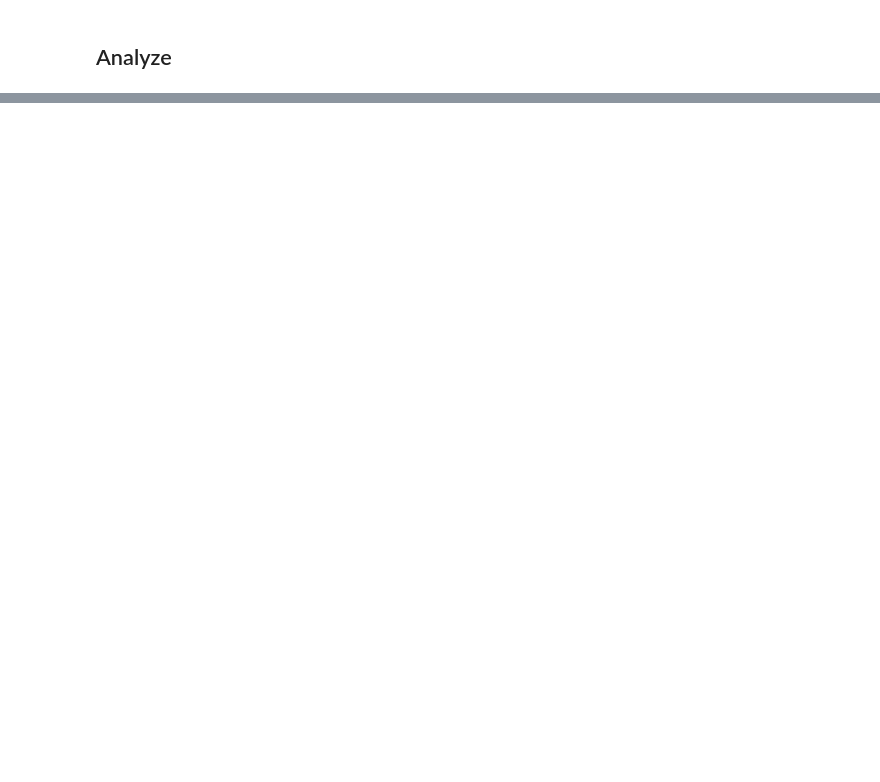
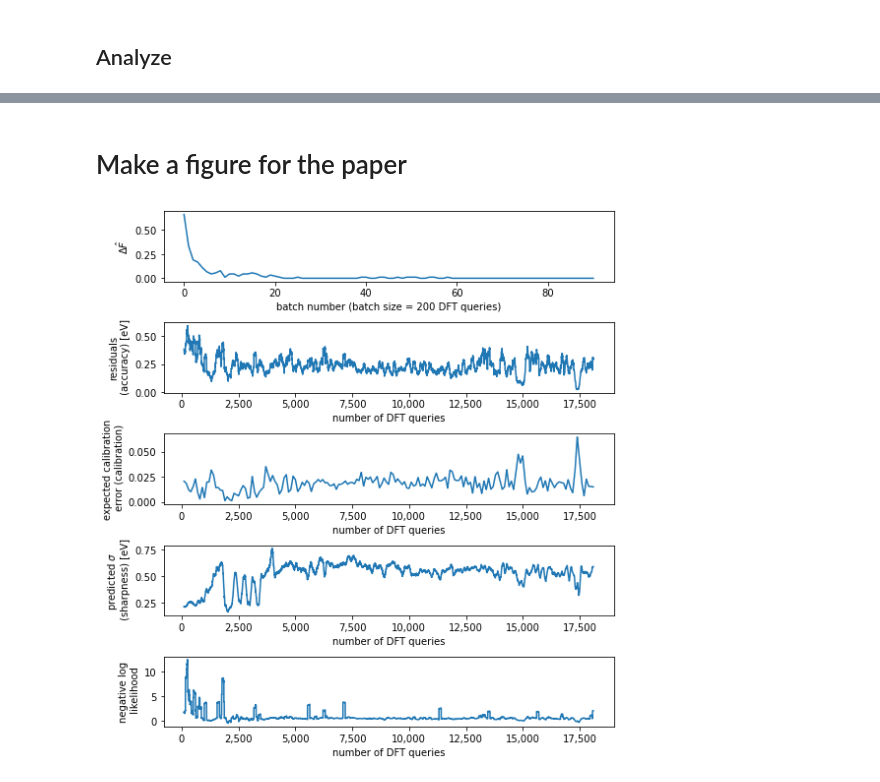
Before and after one commit to ulissigroup/catalyst-acquisitions, a Jupyter notebook: notebooks/MMS/CFGP/MMS.ipynb, the cells around one changed output, grey strips where cells are left out. Saved outputs shown, nothing was run; the diff lists cells and outputs as text; code cells hidden in the pictures; blank space fills up the shorter version.

```diff
--- a/notebooks/MMS/CFGP/MMS.ipynb
+++ b/notebooks/MMS/CFGP/MMS.ipynb
@@ -112,0 +173,42 @@ reward_fig, proxy_fig, accuracy_fig, uncertainty_fig, calibration_fig, nll_fig =
+# %% [markdown]
+# Make a figure for the paper
+# %%
+import matplotlib.pyplot as plt
+from matplotlib import ticker
+import seaborn as sns
+
+
+FORMATTER = ticker.FuncFormatter(lambda x, p: format(int(x), ','))
+
+# Initialize final figure
+fig, axes = plt.subplots(5, figsize=(7.5, 8))
+
+# Define the figures we want to grab for the big one
+figs = {('batch number (batch size = 200 DFT queries)', '$\Delta \hat{F}$'): ax_df.figure,
+        ('number of DFT queries', 'residuals\n (accuracy) [eV]'): accuracy_fig,
+        ('number of DFT queries', 'expected calibration\n error (calibration)'): calibration_fig,
+        ('number of DFT queries', 'predicted $\sigma$\n (sharpness) [eV]'): uncertainty_fig,
+        ('number of DFT queries', 'negative log\n likelihood'): nll_fig}
+
+# Plot each thing
+for ((xlabel, ylabel), fig_og), ax in zip(figs.items(), axes):
+
+    # Grab the old data
+    ax_og = fig_og.gca()
+    line = ax_og.lines[0]
+    x, y = line.get_data()
+
+    # Plot the old data
+    _ = sns.lineplot(x, y, ax=ax)
+    _ = ax.set_xlabel(xlabel)
+    _ = ax.set_ylabel(ylabel)
+
+    # Format
+    _ = ax.get_xaxis().set_major_formatter(FORMATTER)
+fig.tight_layout()
+
+# Save
+plt.savefig('../../../MMS_manuscript/figures/hallucinations/example.pdf',
+            bbox_inches='tight', transparent=True, dpi=600)
+# %% [output]
+[figure, added]
```
Also changed, not shown: parts of 6 cells of this notebook, 5 other files.
